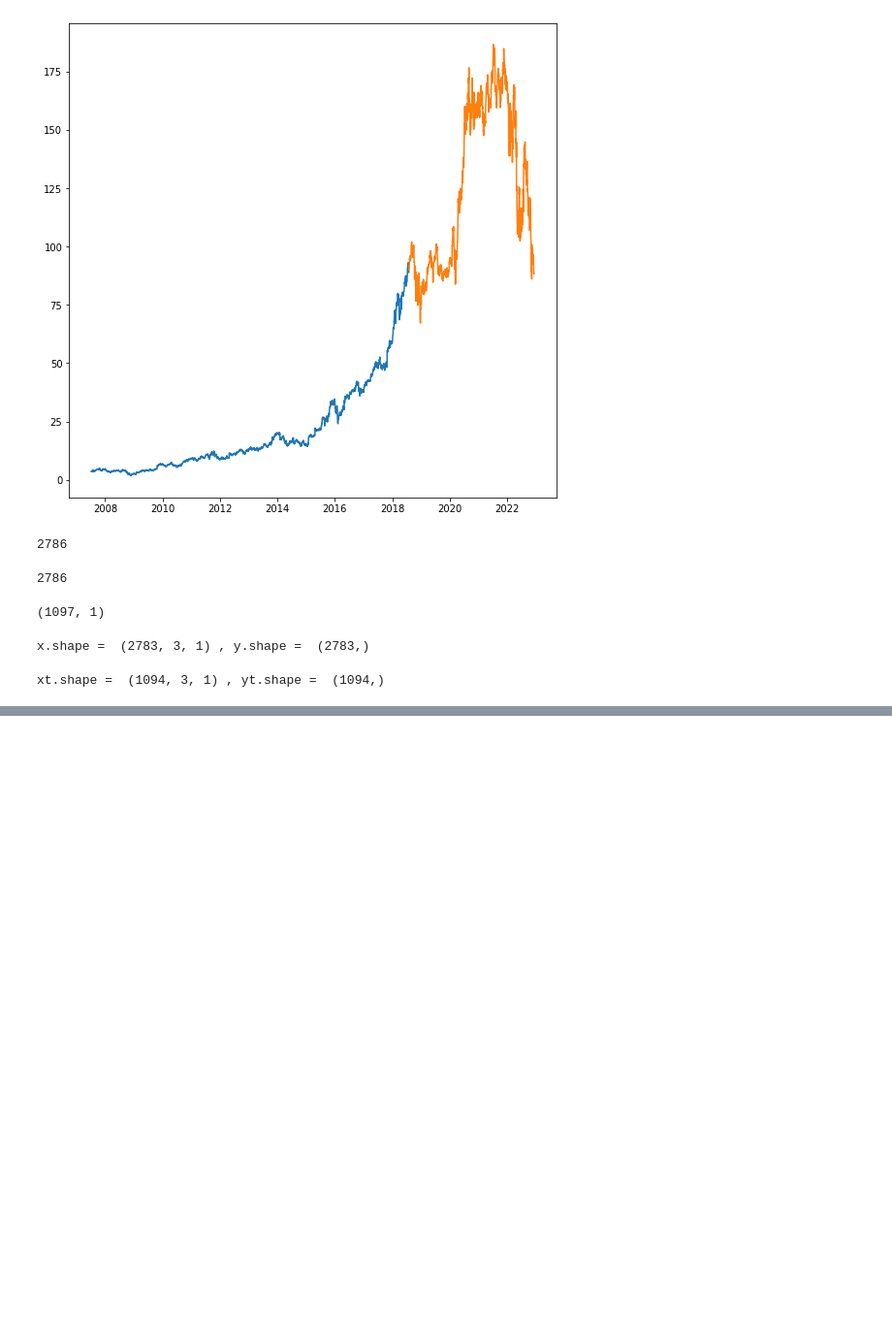
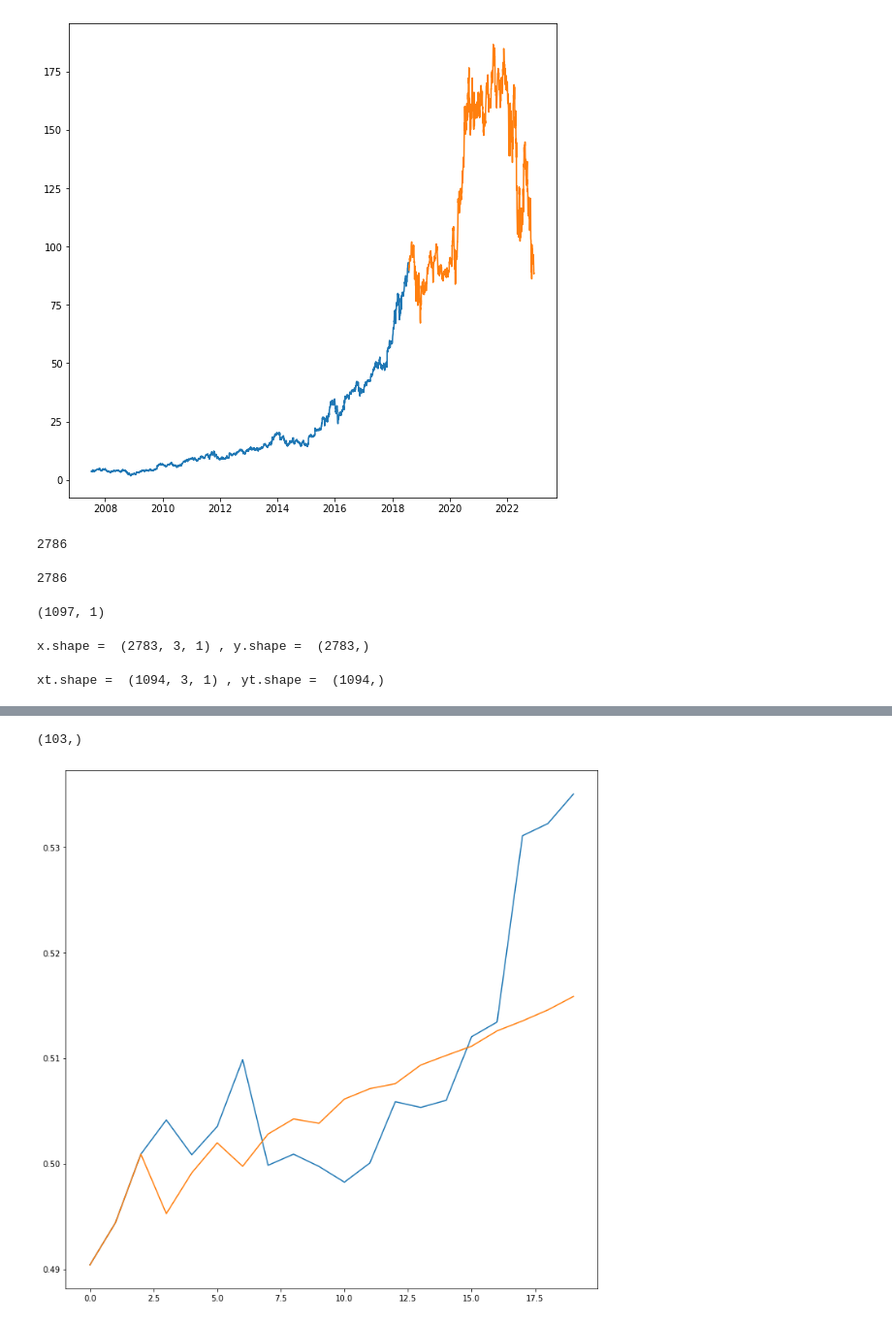
Before and after one commit to da4nik08/ML, a Jupyter notebook: LSTM.ipynb, the cells around one changed output, grey strips where cells are left out. Shown at 97% size. Saved outputs shown, nothing was run; the diff lists cells and outputs as text; code cells hidden in the pictures; blank space fills up the shorter version.

```diff
--- a/LSTM.ipynb
+++ b/LSTM.ipynb
@@ -198,0 +202,5 @@ plt.show()
+# %%
+result = y_test[:3]
+for i in range(100):
+    temp = model.predict(result[result.shape[0] - 3 : ].reshape([1, 3, 1]))
+    result = np.append(result, temp)
@@ -198,0 +225,12 @@ plt.show()
+# %%
+result.shape
+# %% [output]
+(103,)
+# %%
+plt.figure(figsize=(12, 12))
+
+plt.plot(y_test[:20])
+plt.plot(result[:20])
+plt.show()
+# %% [output]
+[figure, added]
```
Also changed, not shown: parts of 6 cells of this notebook.
